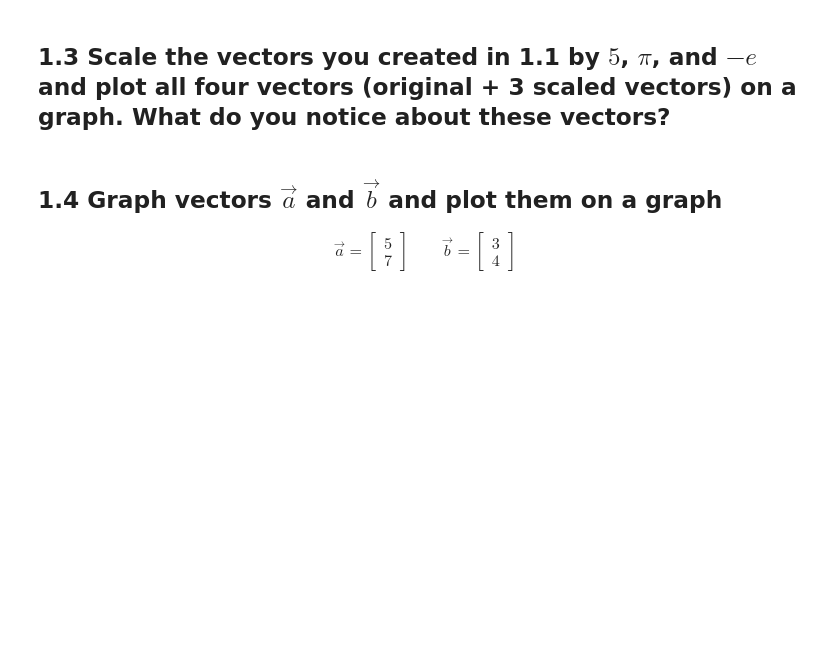
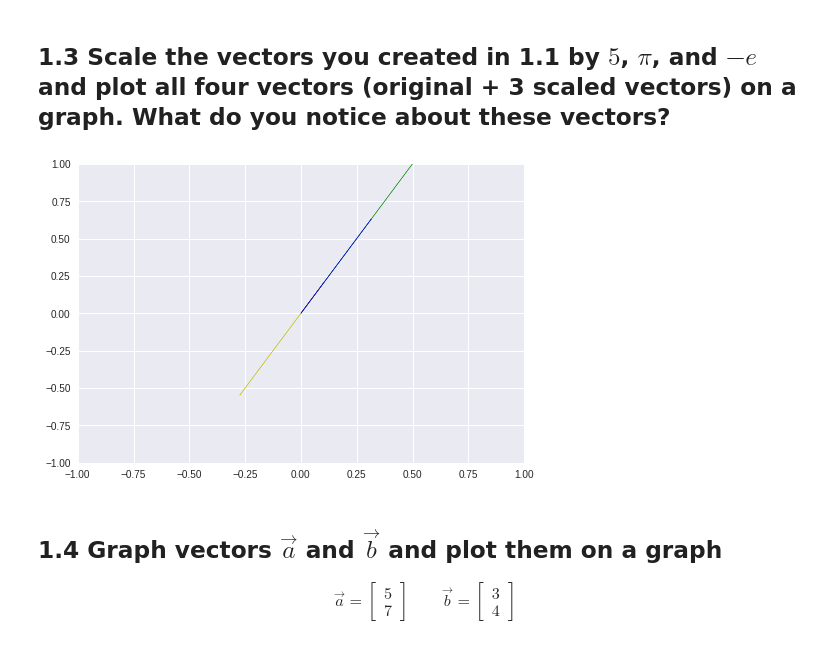
Before and after one commit to bloominstituteoftechnology/DS-Unit-1-Sprint-4-Linear-Algebra, a Jupyter notebook: module1-linear-algebra-review/Linear_Algebra_Assignment.ipynb, the cells around one changed output. Saved outputs shown, nothing was run; the diff lists cells and outputs as text; code cells hidden in the pictures; blank space fills up the shorter version.

```diff
--- a/module1-linear-algebra-review/Linear_Algebra_Assignment.ipynb
+++ b/module1-linear-algebra-review/Linear_Algebra_Assignment.ipynb
@@ -9,5 +42,22 @@ For the questions below it is not sufficient to simply provide answer to the que
 # %% [markdown]
 ## 1.3 Scale the vectors you created in 1.1 by $5$, $\pi$, and $-e$ and plot all four vectors (original + 3 scaled vectors) on a graph. What do you notice about these vectors?
+# %%
+vector = np.array( [0,0,0.1,0.2])
+v1 = vector[2:] * 5
+v2 = vector[2:] * np.pi
+v3 = -vector[2:] * np.e
+
+fig = plt.figure()
+ax = fig.add_subplot(111)
+ax.arrow(vector[0],vector[1],vector[2],vector[3],color='r')
+ax.arrow(vector[0],vector[1],v1[0],v1[1],color='g')
+ax.arrow(vector[0],vector[1],v2[0],v2[1],color='b')
+ax.arrow(vector[0],vector[1],v3[0],v3[1],color='y')
+ax.set_xlim([-1.0, 1.0])
+ax.set_ylim([-1.0, 1.0])
+plt.show()
+# %% [output]
+[figure, added]
 # %% [markdown]
 ## 1.4 Graph vectors $\vec{a}$ and $\vec{b}$ and plot them on a graph
 
```
Also changed, not shown: parts of 16 cells of this notebook.
